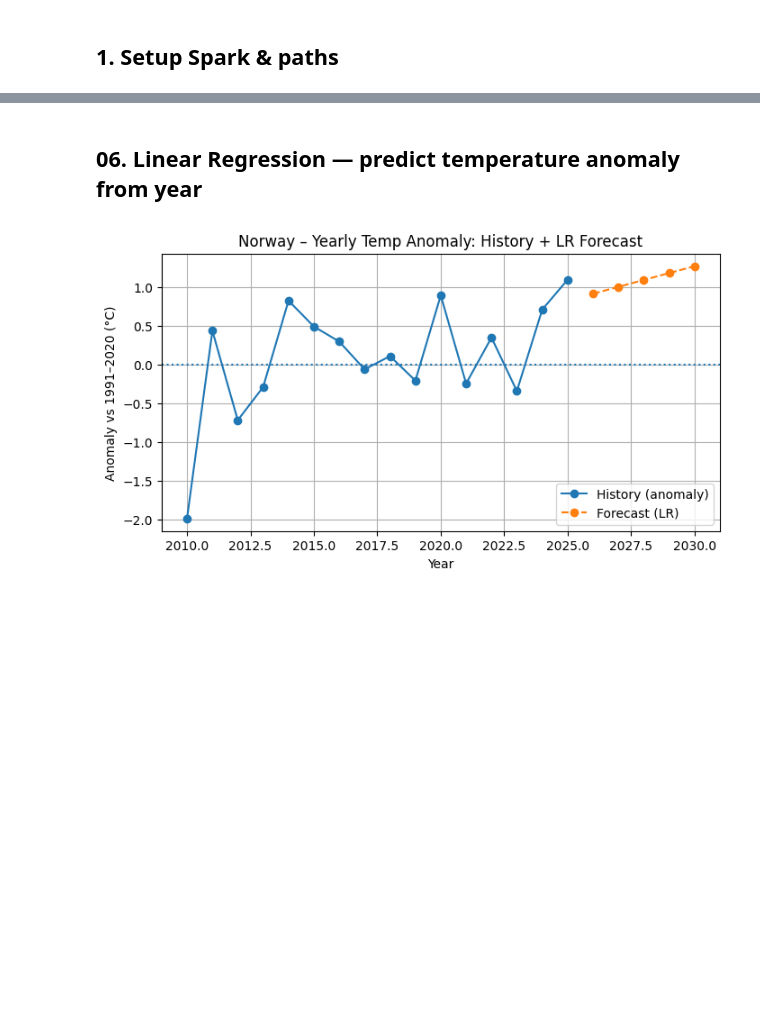
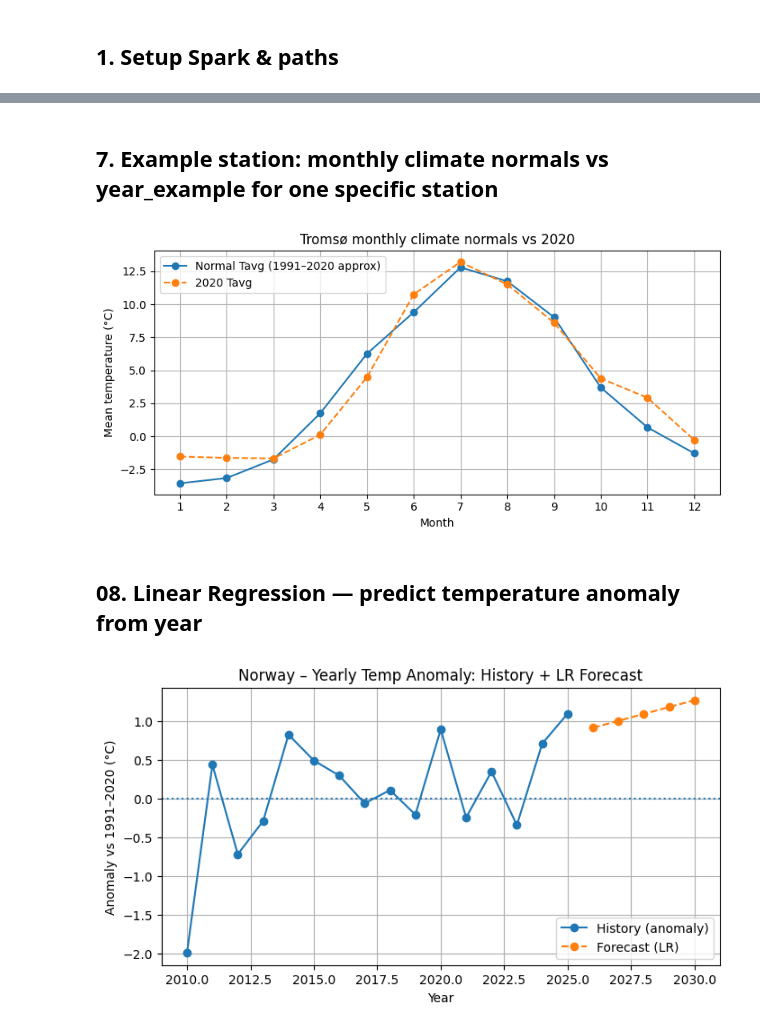
Before and after one commit to nafis4139/NOAA-GHCN-Project-Using-Spark-Medallion-Architecture, a Jupyter notebook: notebooks/analysis.ipynb, the cells around one changed output, grey strips where cells are left out. Drawn from its saved outputs; the diff is of its cells as text; code cells hidden in the pictures; blank space fills up the shorter version.

```diff
--- a/notebooks/analysis.ipynb
+++ b/notebooks/analysis.ipynb
@@ -188,5 +219,43 @@ plt.show()
+# %% [markdown]
+## 7. Example station: monthly climate normals vs year_example for one specific station
+# %%
+import pandas as pd
+
+stn_id = "NO000001026"   # Tromsø
+year_example = 2020      # pick a “warm” or interesting year
+
+norm_stn = (normals
+    .filter(F.col("id") == stn_id)
+    .orderBy("month")
+    .select("month", "normal_tavg_c")
+    .toPandas()
+)
+
+year_stn = (station_monthly
+    .filter((F.col("id") == stn_id) & (F.col("year") == year_example))
+    .orderBy("month")
+    .select("month", "tavg_mean_c")
+    .toPandas()
+)
+
+plt.figure(figsize=(8, 4))
+plt.plot(norm_stn["month"], norm_stn["normal_tavg_c"],
+         marker="o", label="Normal Tavg (1991–2020 approx)")
+plt.plot(year_stn["month"], year_stn["tavg_mean_c"],
+         marker="o", linestyle="--", label=f"{year_example} Tavg")
+
+plt.xlabel("Month")
+plt.ylabel("Mean temperature (°C)")
+plt.title(f"Tromsø monthly climate normals vs {year_example}")
+plt.xticks(range(1, 13))
+plt.grid(True)
+plt.legend()
+plt.tight_layout()
+plt.show()
+# %% [output]
+[figure, added]
 # %% [markdown]
-## 06. Linear Regression — predict temperature anomaly from year
+## 08. Linear Regression — predict temperature anomaly from year
 # %%
 # History from region_yearly (Norway)
 no_hist = (region_year
```
Also changed, not shown: parts of 23 cells of this notebook.
